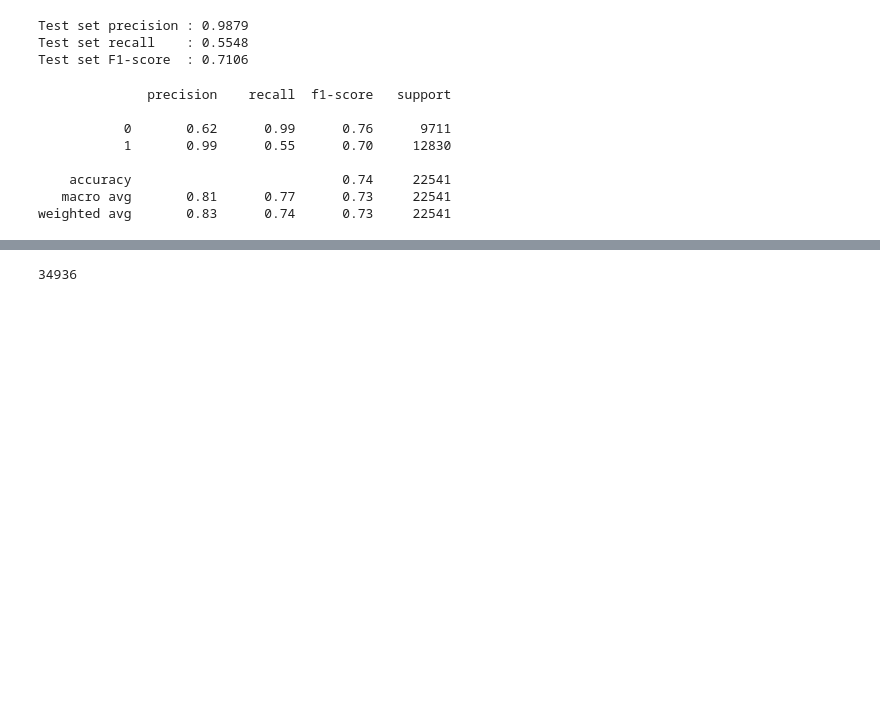
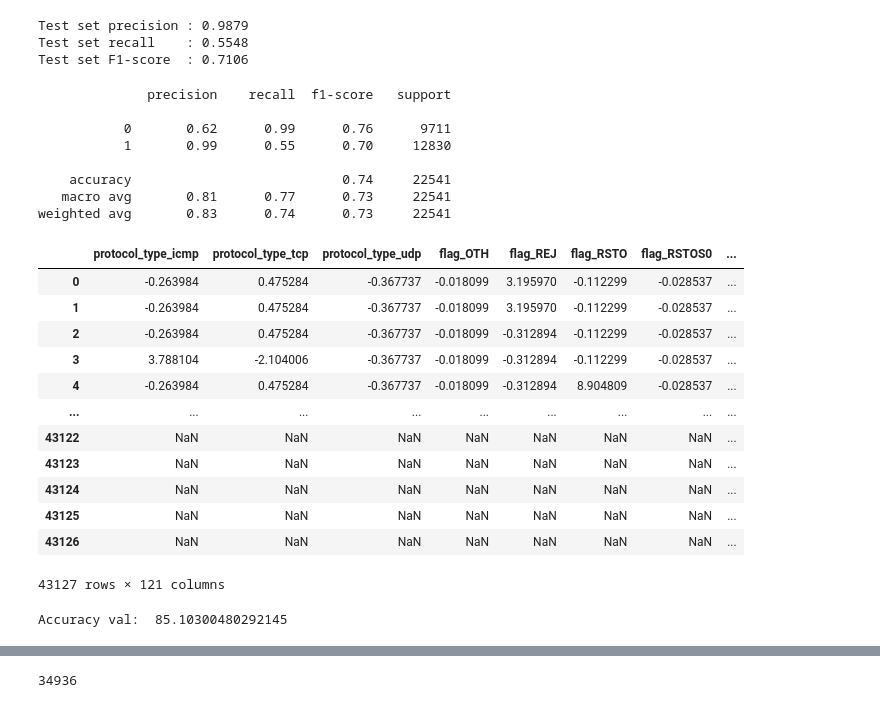
Before and after one commit to Lasitha-Jayawardana/IDS, a Jupyter notebook: K_Mean_NSL.ipynb, the cells around one changed output, grey strips where cells are left out. Cells and saved outputs as stored; diff of their text form; code cells hidden in the pictures; blank space fills up the shorter version.

```diff
--- a/K_Mean_NSL.ipynb
+++ b/K_Mean_NSL.ipynb
@@ -214,13 +238,14 @@ X_test shape : (22541, 122)
 # %%
 #X_train
 # %%
-def featureScalling(X_train,X_test):
+def featureScalling(X_train,X_test,X_val):
   scaler = StandardScaler()
   X_train = pd.DataFrame(scaler.fit_transform(X_train),columns=X_train.columns)
   X_test = pd.DataFrame(scaler.transform(X_test),columns=X_test.columns)
-  return X_train,X_test
+  X_val =  pd.DataFrame(scaler.transform(X_val),columns=X_val.columns)
+  return X_train,X_test,X_val
 # %%
-X_train,X_test = featureScalling(X_train,X_test)
+X_train, X_test ,X_val= featureScalling(X_train,X_test,X_val)
 # %%
 X_train.describe()
 # %%
@@ -548,3 +573,19 @@ print(classification_report(Y_test, r_t))
     accuracy                           0.74     22541
    macro avg       0.81      0.77      0.73     22541
 weighted avg       0.83      0.74      0.73     22541
+# %%
+X_val
+# %% [output]
+|  | protocol_type_icmp | protocol_type_tcp | protocol_type_udp | flag_OTH | flag_REJ | flag_RSTO | flag_RSTOS0 | ... |
+| 0 | -0.263984 | 0.475284 | -0.367737 | -0.018099 | 3.195970 | -0.112299 | -0.028537 | ... |
+| 1 | -0.263984 | 0.475284 | -0.367737 | -0.018099 | 3.195970 | -0.112299 | -0.028537 | ... |
+| 2 | -0.263984 | 0.475284 | -0.367737 | -0.018099 | -0.312894 | -0.112299 | -0.028537 | ... |
+| 3 | 3.788104 | -2.104006 | -0.367737 | -0.018099 | -0.312894 | -0.112299 | -0.028537 | ... |
+| 4 | -0.263984 | 0.475284 | -0.367737 | -0.018099 | -0.312894 | 8.904809 | -0.028537 | ... |
+| ... | ... | ... | ... | ... | ... | ... | ... | ... |
+| 43122 | NaN | NaN | NaN | NaN | NaN | NaN | NaN | ... |
+| 43123 | NaN | NaN | NaN | NaN | NaN | NaN | NaN | ... |
+| 43124 | NaN | NaN | NaN | NaN | NaN | NaN | NaN | ... |
+| 43125 | NaN | NaN | NaN | NaN | NaN | NaN | NaN | ... |
+| 43126 | NaN | NaN | NaN | NaN | NaN | NaN | NaN | ... |
+43127 rows × 121 columns
@@ -551,3 +605,7 @@ weighted avg       0.83      0.74      0.73     22541
+# %%
+print("Accuracy val: ",accuracy_score(Y_val,m1v)*100)
+# %% [output]
+Accuracy val:  85.10300480292145
 # %%
 def oneVsAll(number):
   if (number ==n):
```
Also changed, not shown: parts of 8 cells of this notebook.
